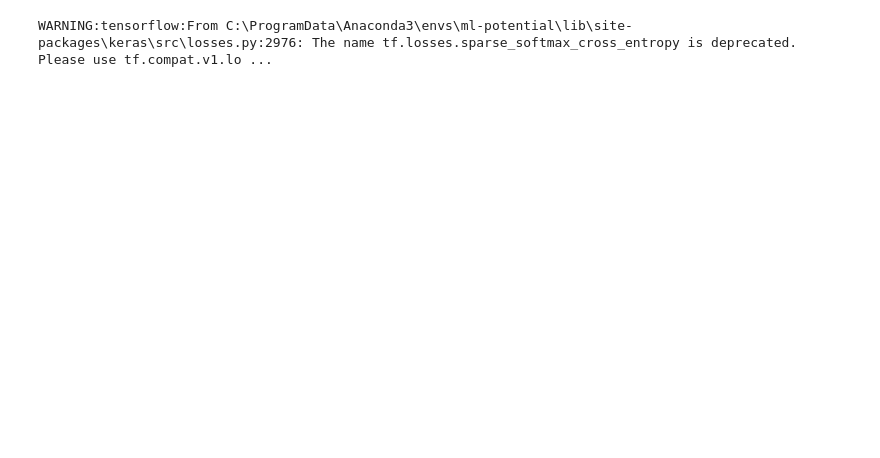
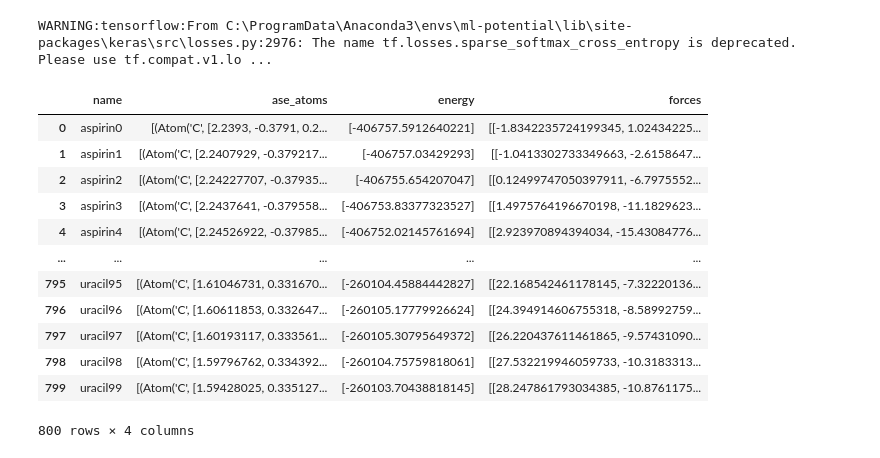
Before and after one commit to AaronJacques/long-range-ml-potential, a Jupyter notebook: Neural-Network/testing_notebook.ipynb, the cells around one changed output. Cells and saved outputs as stored; diff of their text form; code cells hidden in the pictures; blank space fills up the shorter version.

```diff
--- a/Neural-Network/testing_notebook.ipynb
+++ b/Neural-Network/testing_notebook.ipynb
@@ -11,3 +13,20 @@ from Model import get_model
 # %% [output]
 WARNING:tensorflow:From C:\ProgramData\Anaconda3\envs\ml-potential\lib\site-packages\keras\src\losses.py:2976: The name tf.losses.sparse_softmax_cross_entropy is deprecated. Please use tf.compat.v1.lo ...
+# %%
+df_temp = pd.read_pickle("./../Datasets/df_8molecules.pkl.gzip", compression="gzip")
+df_temp
+# %% [output]
+|  | name | ase_atoms | energy | forces |
+| 0 | aspirin0 | [(Atom('C', [2.2393, -0.3791, 0.2... | [-406757.5912640221] | [[-1.8342235724199345, 1.02434225... |
+| 1 | aspirin1 | [(Atom('C', [2.2407929, -0.379217... | [-406757.03429293] | [[-1.0413302733349663, -2.6158647... |
+| 2 | aspirin2 | [(Atom('C', [2.24227707, -0.37935... | [-406755.654207047] | [[0.12499747050397911, -6.7975552... |
+| 3 | aspirin3 | [(Atom('C', [2.2437641, -0.379558... | [-406753.83377323527] | [[1.4975764196670198, -11.1829623... |
+| 4 | aspirin4 | [(Atom('C', [2.24526922, -0.37985... | [-406752.02145761694] | [[2.923970894394034, -15.43084776... |
+| ... | ... | ... | ... | ... |
+| 795 | uracil95 | [(Atom('C', [1.61046731, 0.331670... | [-260104.45884442827] | [[22.168542461178145, -7.32220136... |
+| 796 | uracil96 | [(Atom('C', [1.60611853, 0.332647... | [-260105.17779926624] | [[24.394914606755318, -8.58992759... |
+| 797 | uracil97 | [(Atom('C', [1.60193117, 0.333561... | [-260105.30795649372] | [[26.220437611461865, -9.57431090... |
+| 798 | uracil98 | [(Atom('C', [1.59796762, 0.334392... | [-260104.75759818061] | [[27.532219946059733, -10.3183313... |
+| 799 | uracil99 | [(Atom('C', [1.59428025, 0.335127... | [-260103.70438818145] | [[28.247861793034385, -10.8761175... |
+800 rows × 4 columns
 # %%
```
Also changed, not shown: parts of 11 cells of this notebook, 4 other files.
